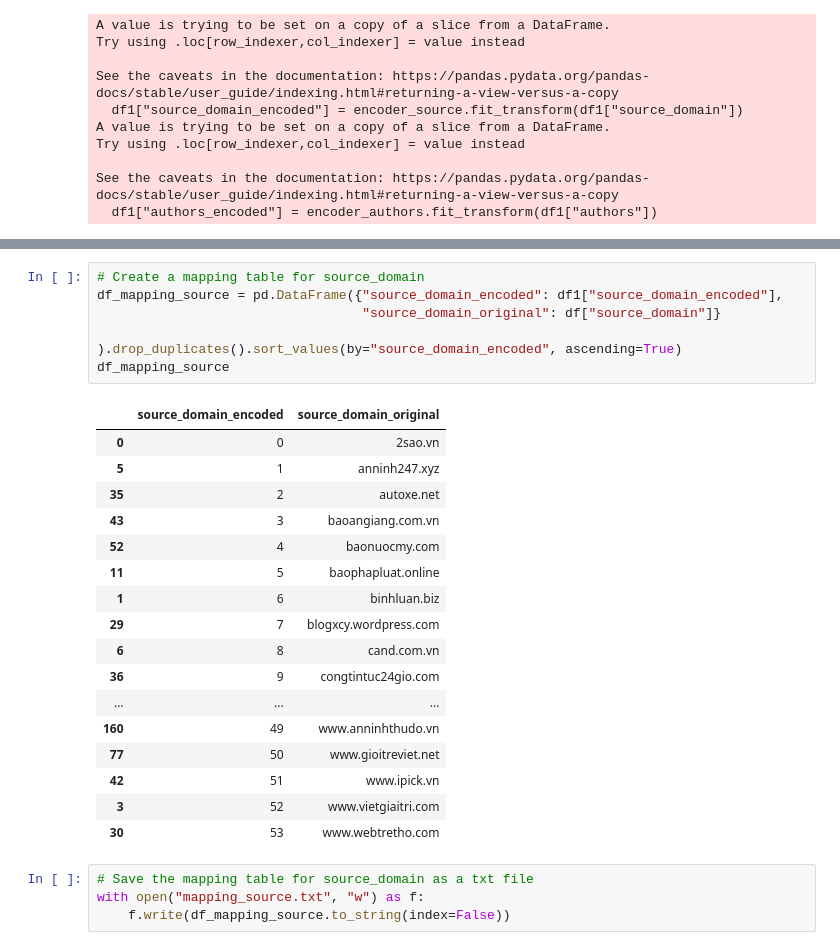
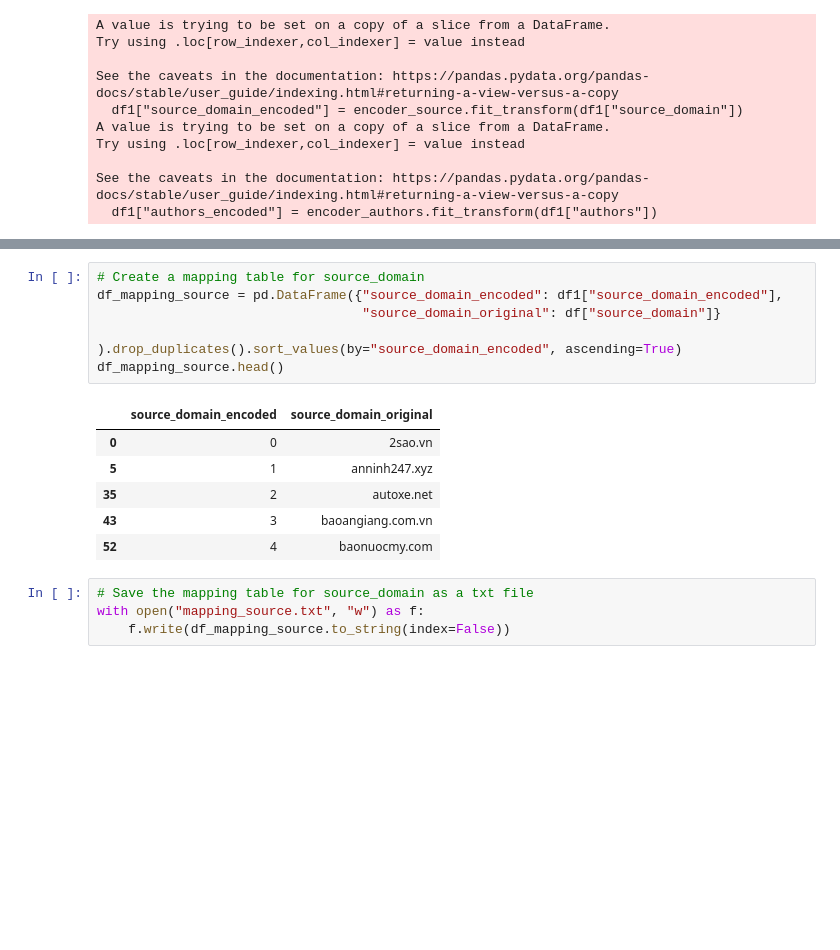
Before and after one commit to iammytran/fake-news-detector, a Jupyter notebook: main.ipynb, the cells around one changed output, grey strips where cells are left out. Saved outputs shown, nothing was run; the diff lists cells and outputs as text; blank space fills up the shorter version.

```diff
--- a/main.ipynb
+++ b/main.ipynb
@@ -122,27 +174,16 @@ None
 # %%
 # Create a mapping table for source_domain
 df_mapping_source = pd.DataFrame({"source_domain_encoded": df1["source_domain_encoded"],
                                   "source_domain_original": df["source_domain"]}
                                   ).drop_duplicates().sort_values(by="source_domain_encoded", ascending=True)
-df_mapping_source
+df_mapping_source.head()
 # %% [output]
 |  | source_domain_encoded | source_domain_original |
 | 0 | 0 | 2sao.vn |
 | 5 | 1 | anninh247.xyz |
 | 35 | 2 | autoxe.net |
 | 43 | 3 | baoangiang.com.vn |
 | 52 | 4 | baonuocmy.com |
-| 11 | 5 | baophapluat.online |
-| 1 | 6 | binhluan.biz |
-| 29 | 7 | blogxcy.wordpress.com |
-| 6 | 8 | cand.com.vn |
-| 36 | 9 | congtintuc24gio.com |
-| ... | ... | ... |
-| 160 | 49 | www.anninhthudo.vn |
-| 77 | 50 | www.gioitreviet.net |
-| 42 | 51 | www.ipick.vn |
-| 3 | 52 | www.vietgiaitri.com |
-| 30 | 53 | www.webtretho.com |
 # %%
 # Save the mapping table for source_domain as a txt file
 with open("mapping_source.txt", "w") as f:
```
Also changed, not shown: parts of 23 cells of this notebook, 2 other files.
